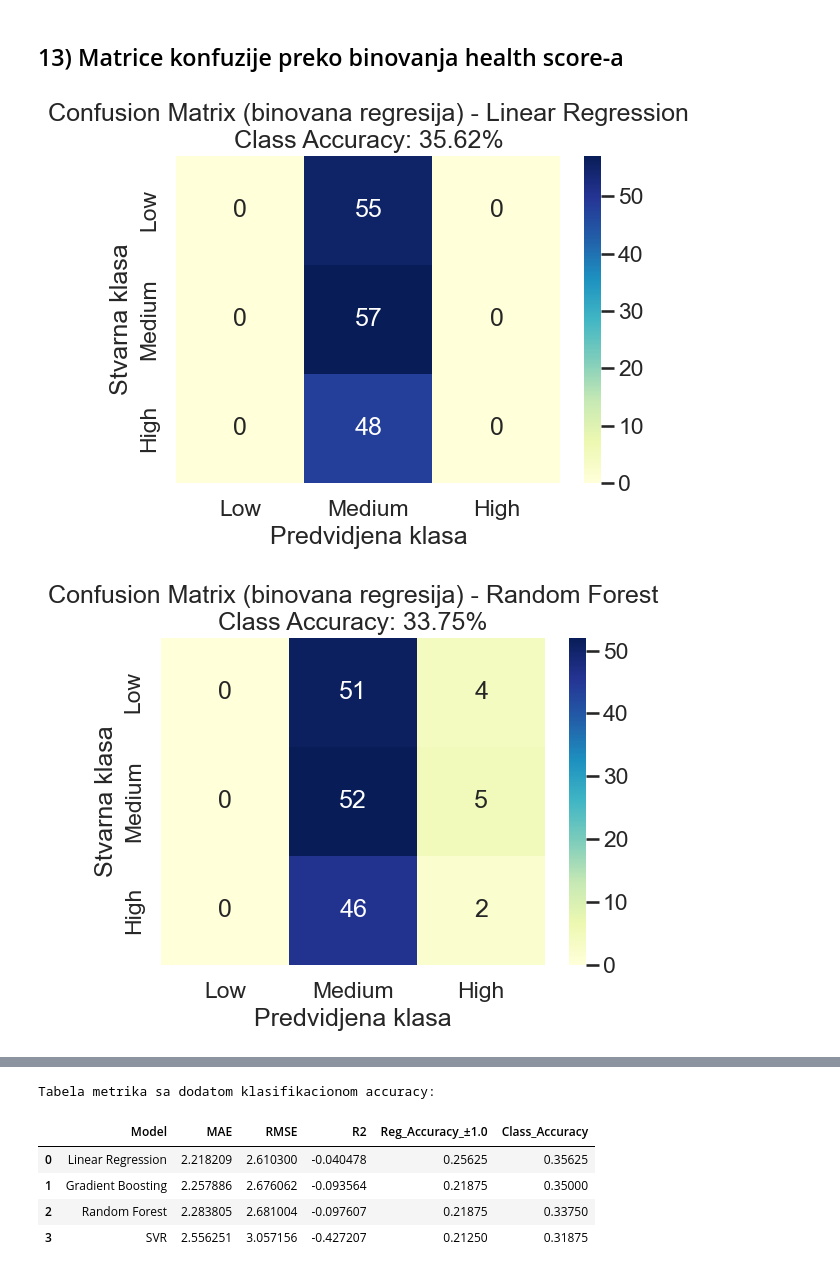
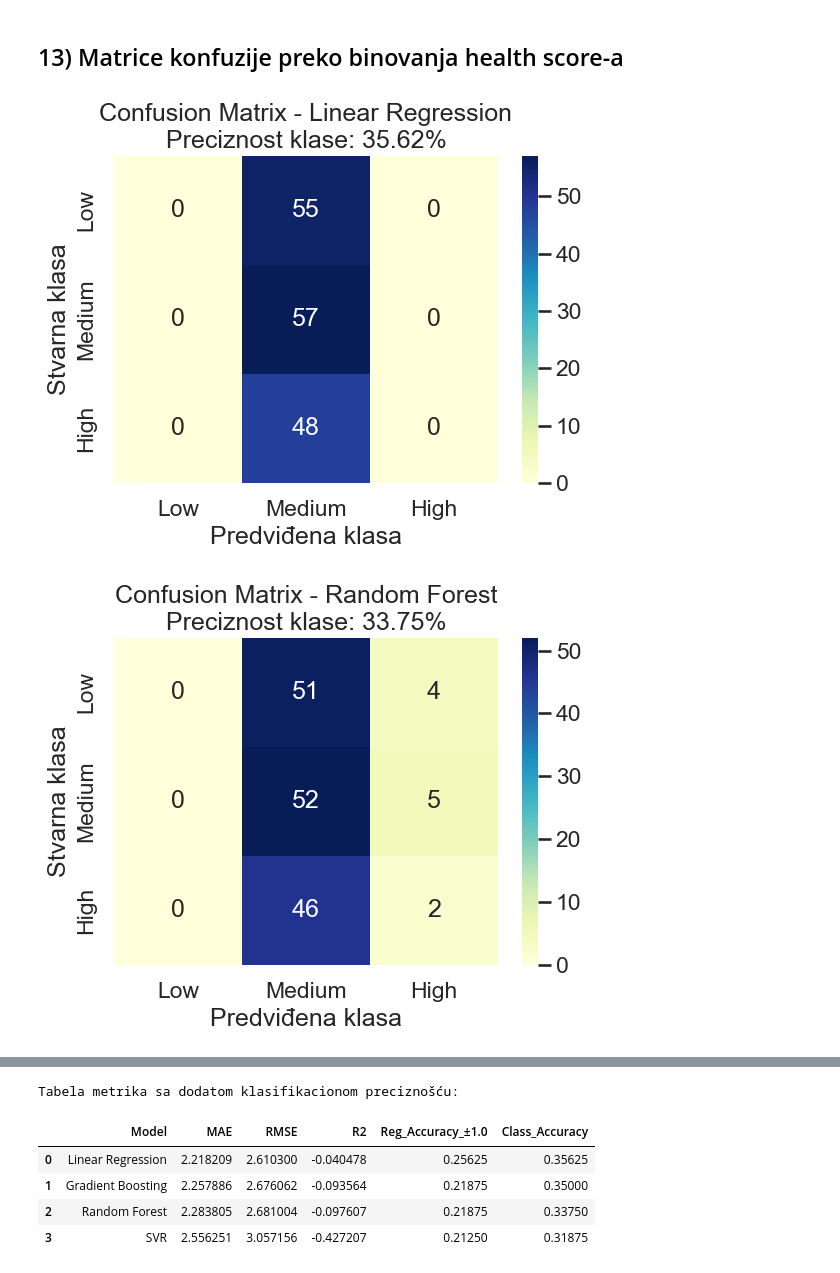
Before and after one commit to MarkoDjurdjevic03/MU1-Fast-Food-Consumption-Health-Impact, a Jupyter notebook: health_score_prediction.ipynb, the cells around one changed output, grey strips where cells are left out. Drawn from its saved outputs; the diff is of its cells as text; code cells hidden in the pictures.

```diff
--- a/health_score_prediction.ipynb
+++ b/health_score_prediction.ipynb
@@ -142,7 +140,7 @@ target_col = "Overall_Health_Score"
 num_cols = df.select_dtypes(include=np.number).columns.tolist()
 cat_cols = df.select_dtypes(exclude=np.number).columns.tolist()
 
-# Histogram target promenljive
+# Histogram ciljane promenljive
 fig, ax = plt.subplots(figsize=(10, 5))
 sns.histplot(df[target_col], bins=20, kde=True, ax=ax, color="#1f77b4")
 ax.set_title("Distribucija Overall_Health_Score")
@@ -157,19 +155,19 @@ if box_num_cols:
     axes = np.array(axes).reshape(-1)
     for i, c in enumerate(box_num_cols):
         sns.boxplot(y=df[c], ax=axes[i], color="#2ca02c")
-        axes[i].set_title(f"Boxplot: {c}")
+        axes[i].set_title(f"{c}")
     for j in range(i + 1, len(axes)):
         axes[j].axis("off")
     fig.tight_layout()
     figures["eda_boxplots_numeric"] = fig
     plt.show()
 
-# Countplot kategorijskih kolona
+# Countplot kategoričkih kolona
 for c in cat_cols:
     fig, ax = plt.subplots(figsize=(8, 4))
     order = df[c].value_counts().index
     sns.countplot(data=df, x=c, order=order, ax=ax, palette="Set2")
-    ax.set_title(f"Countplot: {c}")
+    ax.set_title(f"{c}")
     ax.tick_params(axis="x", rotation=20)
     fig.tight_layout()
     figures[f"eda_countplot_{c}"] = fig
@@ -394,7 +392,7 @@ importance_df = (
 
 fig, ax = plt.subplots(figsize=(10, 7))
 sns.barplot(data=importance_df, x="Importance", y="Feature", ax=ax, palette="viridis")
-ax.set_title("Random Forest - Top 20 Feature Importance")
+ax.set_title("Random Forest - Najvažnija obeležja")
 fig.tight_layout()
 figures["random_forest_feature_importance"] = fig
 plt.show()
@@ -529,36 +526,35 @@ def to_classes(values, bins, labels):
     return np.array([labels[i] for i in idx])
 
 
 y_true_cls = to_classes(y_test.values, bins, class_labels)
 
 for model_name, y_pred in model_predictions.items():
     y_pred_cls = to_classes(y_pred, bins, class_labels)
     cm = confusion_matrix(y_true_cls, y_pred_cls, labels=class_labels)
 
     cls_acc = accuracy_score(y_true_cls, y_pred_cls)
     class_accuracies[model_name] = cls_acc
 
     fig, ax = plt.subplots(figsize=(6, 5))
     sns.heatmap(
         cm,
         annot=True,
         fmt="d",
         cmap="YlGnBu",
         xticklabels=class_labels,
         yticklabels=class_labels,
         ax=ax,
     )
-    ax.set_title(f"Confusion Matrix (binovana regresija) - {model_name}\nClass Accuracy: {cls_acc:.2%}")
-    ax.set_xlabel("Predvidjena klasa")
+    ax.set_title(f"Confusion Matrix - {model_name}\nPreciznost klase: {cls_acc:.2%}")
+    ax.set_xlabel("Predviđena klasa")
     ax.set_ylabel("Stvarna klasa")
     fig.tight_layout()
     figures[f"confusion_matrix_{model_name.replace(' ', '_').lower()}"] = fig
     plt.show()
 
-# Dodaj klasifikacionu accuracy u zbirnu tabelu
 results_df["Class_Accuracy"] = results_df["Model"].map(class_accuracies)
-print("Tabela metrika sa dodatom klasifikacionom accuracy:")
+print("Tabela metrika sa dodatom klasifikacionom preciznošću:")
 display(results_df.sort_values(by="Class_Accuracy", ascending=False))
 # %% [output]
-[figure, old version]
+[figure, new version]
-[figure, old version]
+[figure, new version]
@@ -567,4 +563,4 @@ display(results_df.sort_values(by="Class_Accuracy", ascending=False))
-Tabela metrika sa dodatom klasifikacionom accuracy:
+Tabela metrika sa dodatom klasifikacionom preciznošću:
 |  | Model | MAE | RMSE | R2 | Reg_Accuracy_±1.0 | Class_Accuracy |
 | 0 | Linear Regression | 2.218209 | 2.610300 | -0.040478 | 0.25625 | 0.35625 |
 | 1 | Gradient Boosting | 2.257886 | 2.676062 | -0.093564 | 0.21875 | 0.35000 |
```
Also changed, not shown: parts of 14 cells of this notebook.
